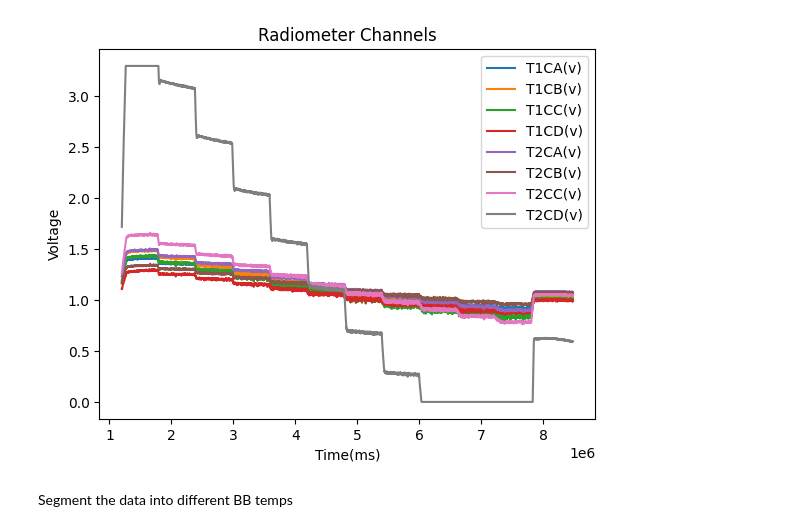
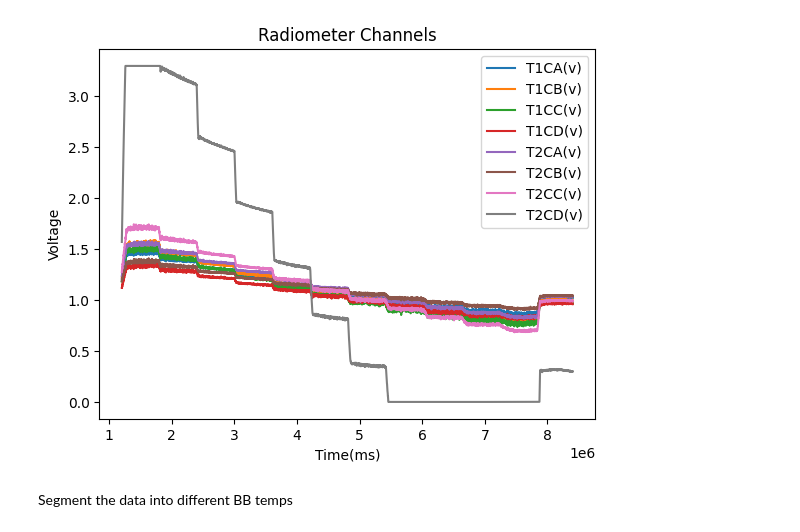
Before and after one commit to RIT-Landsat-Field-Radiometers/Chamber-Testing, a Jupyter notebook: radiometer_jupyter.ipynb, the cells around one changed output. Cells and saved outputs as stored; diff of their text form; code cells hidden in the pictures.

```diff
--- a/radiometer_jupyter.ipynb
+++ b/radiometer_jupyter.ipynb
@@ -1,29 +1,30 @@
 # %%
 from os import walk
 import sys
 import matplotlib.pyplot as plt
 import numpy as np
 import pandas as pd
 from IPython.display import display
+from scipy.optimize import curve_fit
 
 if __name__ == '__main__':
-     file = 'radiometer1_25_5-55_061523_sensor.csv'
+     file = 'radiometer1_30_5-55_061623_sensor.csv'
      data = pd.read_csv(file)
      channel_col = []
      internal_col = []
      nums = [1,2]
      channels = ['A', 'B', 'C', 'D']
      for num in nums:
           for chan in channels:
                channel_col.append("T" + str(num) + "C" + str(chan) + "(v)")
           internal_col.append("T" + str(num) +"Therm(c)")
 
      data[data["Time(ms)"] > 1200000].plot(x = "Time(ms)", y = channel_col)
      plt.title("Radiometer Channels")
      plt.ylabel("Voltage")
      plt.show()
 # %% [output]
-[figure, old version]
+[figure, new version]
 # %% [markdown]
 Segment the data into different BB temps
 # %%
```
Also changed, not shown: parts of 11 cells of this notebook.
